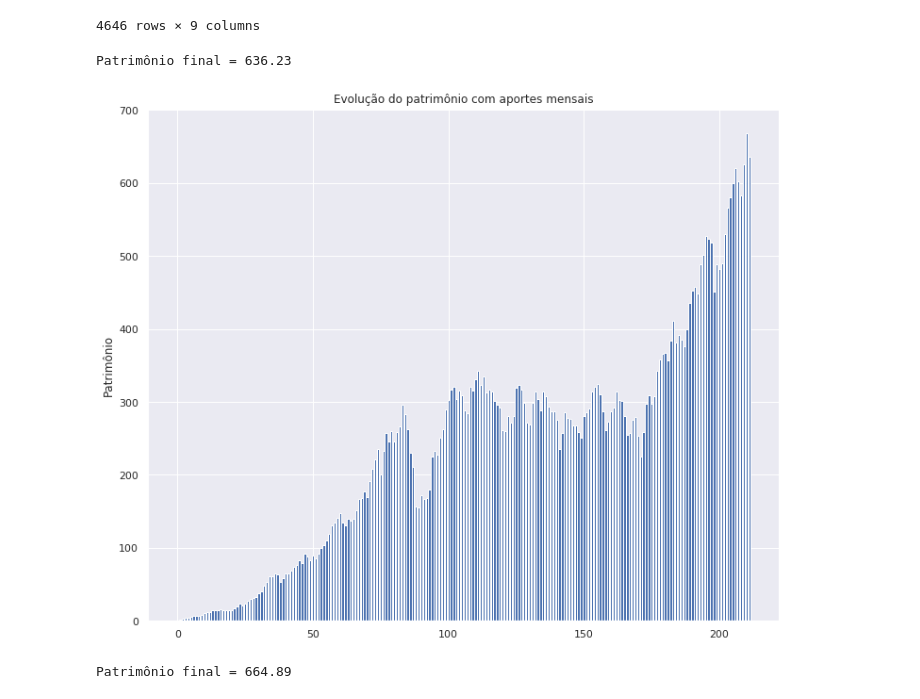
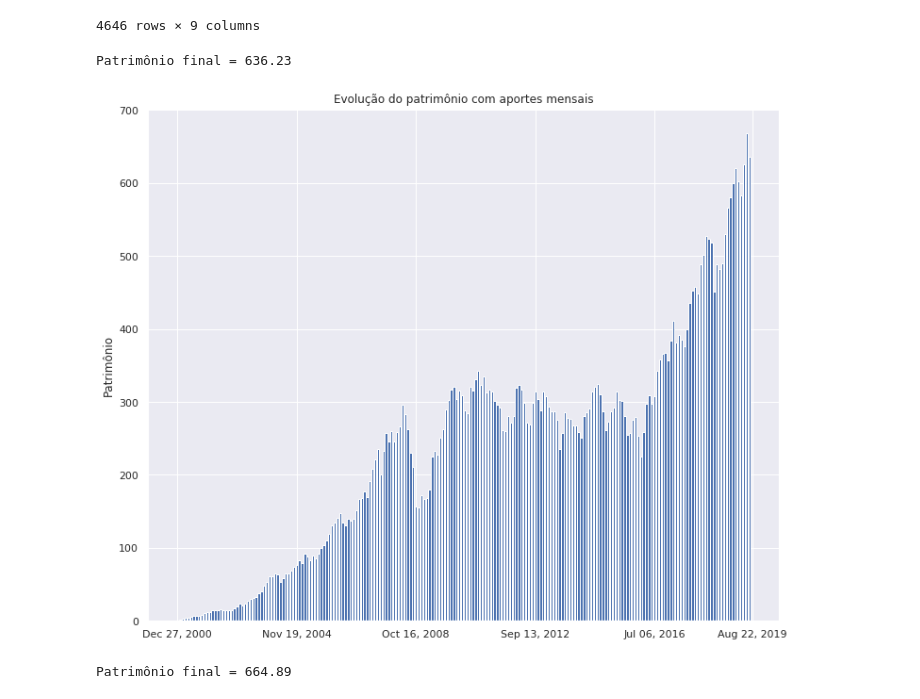
Before and after one commit to georgegondim/misc, a Jupyter notebook: finances/ibov.ipynb, the cells around one changed output. Drawn from its saved outputs; the diff is of its cells as text; code cells hidden in the pictures.

Commit message:
fixing bug in plot

```diff
--- a/finances/ibov.ipynb
+++ b/finances/ibov.ipynb
@@ -60,27 +60,29 @@ dates = df.Date.values.copy()[::-1]
 # %%
 monthly = df.Price.values.copy()[::-1]
 monthly = monthly[::22]
+
 
 patrimony_monthly = [1]
 
 for i in range(1, len(monthly)):
     perf = (monthly[i] - monthly[i - 1]) / monthly[i - 1]
     patrimony_monthly.append(patrimony_monthly[i - 1] * (1 + perf))
     patrimony_monthly[-1] += 1
 
 print('Patrimônio final = {:.2f}'.format(patrimony_monthly[-1]))
 plt.bar(np.array(list(range(len(patrimony_monthly)))), patrimony_monthly, align='center')
 plt.ylabel('Patrimônio')
 plt.title('Evolução do patrimônio com aportes mensais')
 
-pos = list(range(0, len(patrimony_monthly), 44)).append(len(patrimony_monthly))
-ticks = list(dates[::44]).append(dates[-1])
+pos = list(range(0, len(patrimony_monthly), 44)) + [len(patrimony_monthly)]
+ticks = list(dates[::22])
+ticks = ticks[0::44] + [dates[-1]]
 
-plt.xticks(pos, dates[::44])
+plt.xticks(pos, ticks)
 plt.show()
 # %% [output]
 Patrimônio final = 636.23
-[figure, old version]
+[figure, new version]
 # %%
 
 lows = df.min_price.values.copy()[::-1]
```
